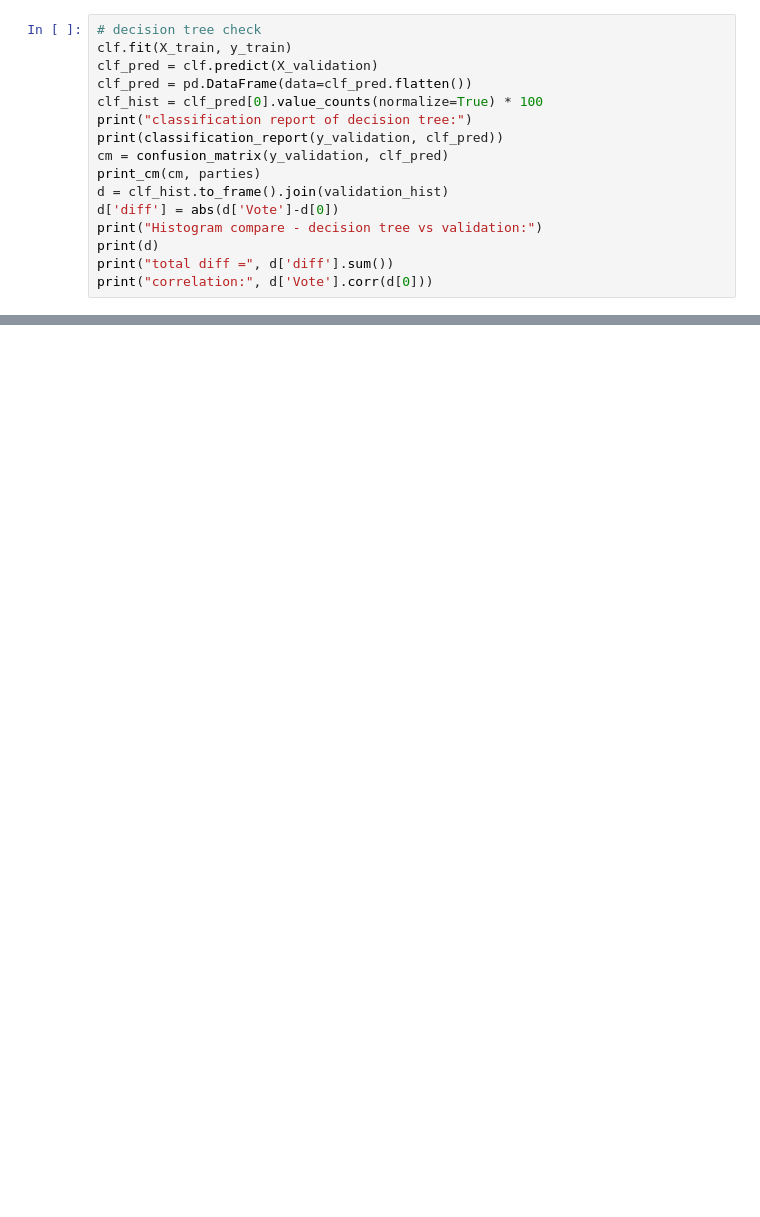
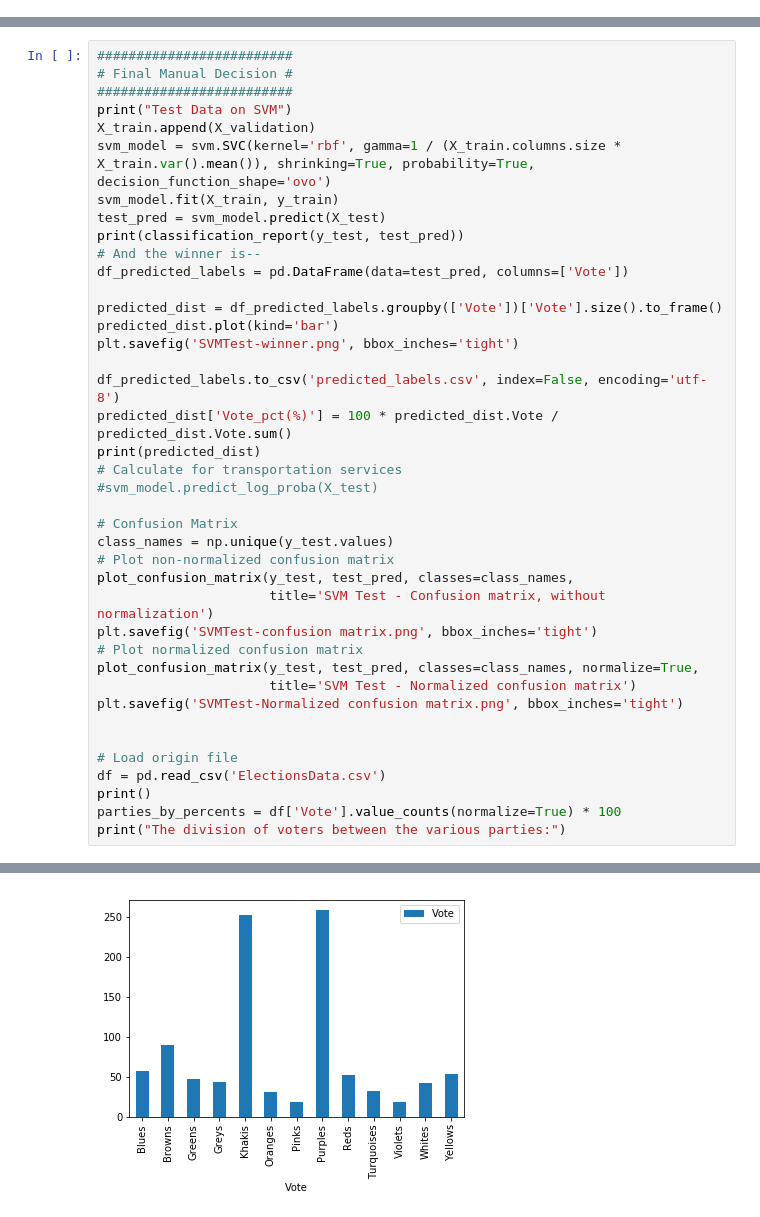
Before and after one commit to amitzaitman/ml-hw2, a Jupyter notebook: notebook HW3.ipynb, the cells around one changed output, grey strips where cells are left out. Saved outputs shown, nothing was run; the diff lists cells and outputs as text; blank space fills up the shorter version.

```diff
--- a/notebook HW3.ipynb
+++ b/notebook HW3.ipynb
@@ -186,16 +181,0 @@ correlation: 0.995144917730509
-# %%
-# decision tree check
-clf.fit(X_train, y_train)
-clf_pred = clf.predict(X_validation)
-clf_pred = pd.DataFrame(data=clf_pred.flatten())
-clf_hist = clf_pred[0].value_counts(normalize=True) * 100
-print("classification report of decision tree:")
-print(classification_report(y_validation, clf_pred))
-cm = confusion_matrix(y_validation, clf_pred)
-print_cm(cm, parties)
-d = clf_hist.to_frame().join(validation_hist)
-d['diff'] = abs(d['Vote']-d[0])
-print("Histogram compare - decision tree vs validation:")
-print(d)
-print("total diff =", d['diff'].sum())
-print("correlation:", d['Vote'].corr(d[0]))
@@ -225,0 +251,41 @@ print("The division of voters between the various parties:")
+# %%
+#########################
+# Final Manual Decision #
+#########################
+print("Test Data on SVM")
+X_train.append(X_validation)
+svm_model = svm.SVC(kernel='rbf', gamma=1 / (X_train.columns.size * X_train.var().mean()), shrinking=True, probability=True, decision_function_shape='ovo')
+svm_model.fit(X_train, y_train)
+test_pred = svm_model.predict(X_test)
+print(classification_report(y_test, test_pred))
+# And the winner is--
+df_predicted_labels = pd.DataFrame(data=test_pred, columns=['Vote'])
+
+predicted_dist = df_predicted_labels.groupby(['Vote'])['Vote'].size().to_frame()
+predicted_dist.plot(kind='bar')
+plt.savefig('SVMTest-winner.png', bbox_inches='tight')
+
+df_predicted_labels.to_csv('predicted_labels.csv', index=False, encoding='utf-8')
+predicted_dist['Vote_pct(%)'] = 100 * predicted_dist.Vote / predicted_dist.Vote.sum()
+print(predicted_dist)
+# Calculate for transportation services
+#svm_model.predict_log_proba(X_test)
+
+# Confusion Matrix
+class_names = np.unique(y_test.values)
+# Plot non-normalized confusion matrix
+plot_confusion_matrix(y_test, test_pred, classes=class_names,
+                      title='SVM Test - Confusion matrix, without normalization')
+plt.savefig('SVMTest-confusion matrix.png', bbox_inches='tight')
+# Plot normalized confusion matrix
+plot_confusion_matrix(y_test, test_pred, classes=class_names, normalize=True,
+                      title='SVM Test - Normalized confusion matrix')
+plt.savefig('SVMTest-Normalized confusion matrix.png', bbox_inches='tight')
+
+
+# Load origin file
+df = pd.read_csv('ElectionsData.csv')
+print()
+parties_by_percents = df['Vote'].value_counts(normalize=True) * 100
+print("The division of voters between the various parties:")
+# %% [output]
@@ -225,0 +309 @@ print("The division of voters between the various parties:")
+[figure, added]
```
Also changed, not shown: parts of 17 cells of this notebook, 1 other file.
